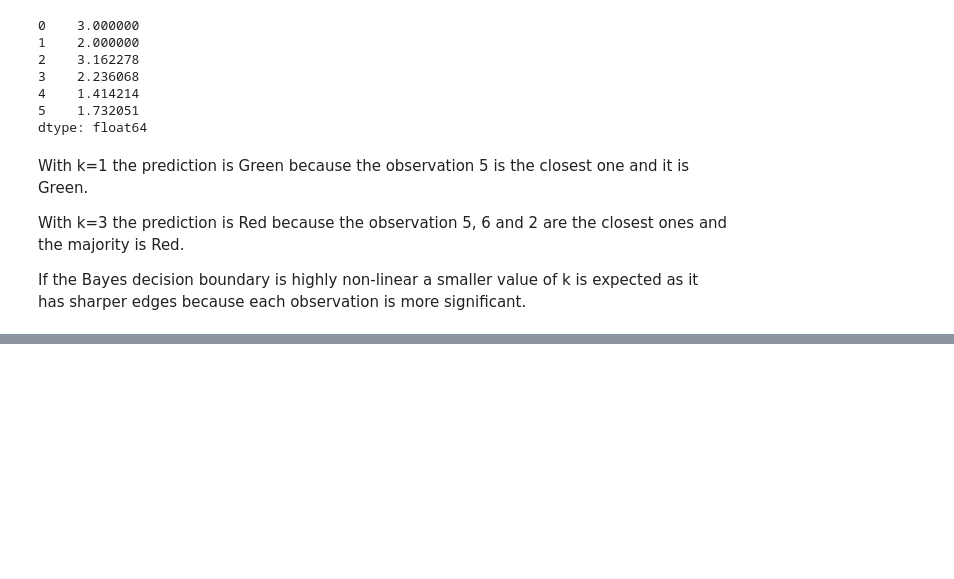
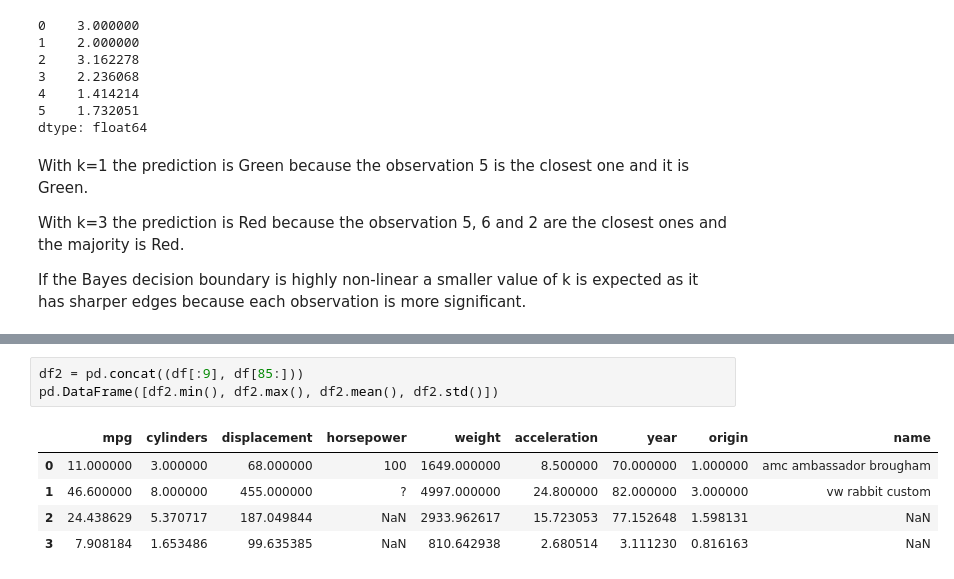
Before and after one commit to seppo0010/islr-answers, a Jupyter notebook: ISLR-answers.ipynb, the cells around one changed output, grey strips where cells are left out. Drawn from its saved outputs; the diff is of its cells as text; blank space fills up the shorter version.

```diff
--- a/ISLR-answers.ipynb
+++ b/ISLR-answers.ipynb
@@ -142,0 +161,9 @@ vi. Continue exploring the data, and provide a brief summaryof what you discover
+# %%
+df2 = pd.concat((df[:9], df[85:]))
+pd.DataFrame([df2.min(), df2.max(), df2.mean(), df2.std()])
+# %% [output]
+|  | mpg | cylinders | displacement | horsepower | weight | acceleration | year | origin | name |
+| 0 | 11.000000 | 3.000000 | 68.000000 | 100 | 1649.000000 | 8.500000 | 70.000000 | 1.000000 | amc ambassador brougham |
+| 1 | 46.600000 | 8.000000 | 455.000000 | ? | 4997.000000 | 24.800000 | 82.000000 | 3.000000 | vw rabbit custom |
+| 2 | 24.438629 | 5.370717 | 187.049844 | NaN | 2933.962617 | 15.723053 | 77.152648 | 1.598131 | NaN |
+| 3 | 7.908184 | 1.653486 | 99.635385 | NaN | 810.642938 | 2.680514 | 3.111230 | 0.816163 | NaN |
```
Also changed, not shown: parts of 8 cells of this notebook, 1 other file.
